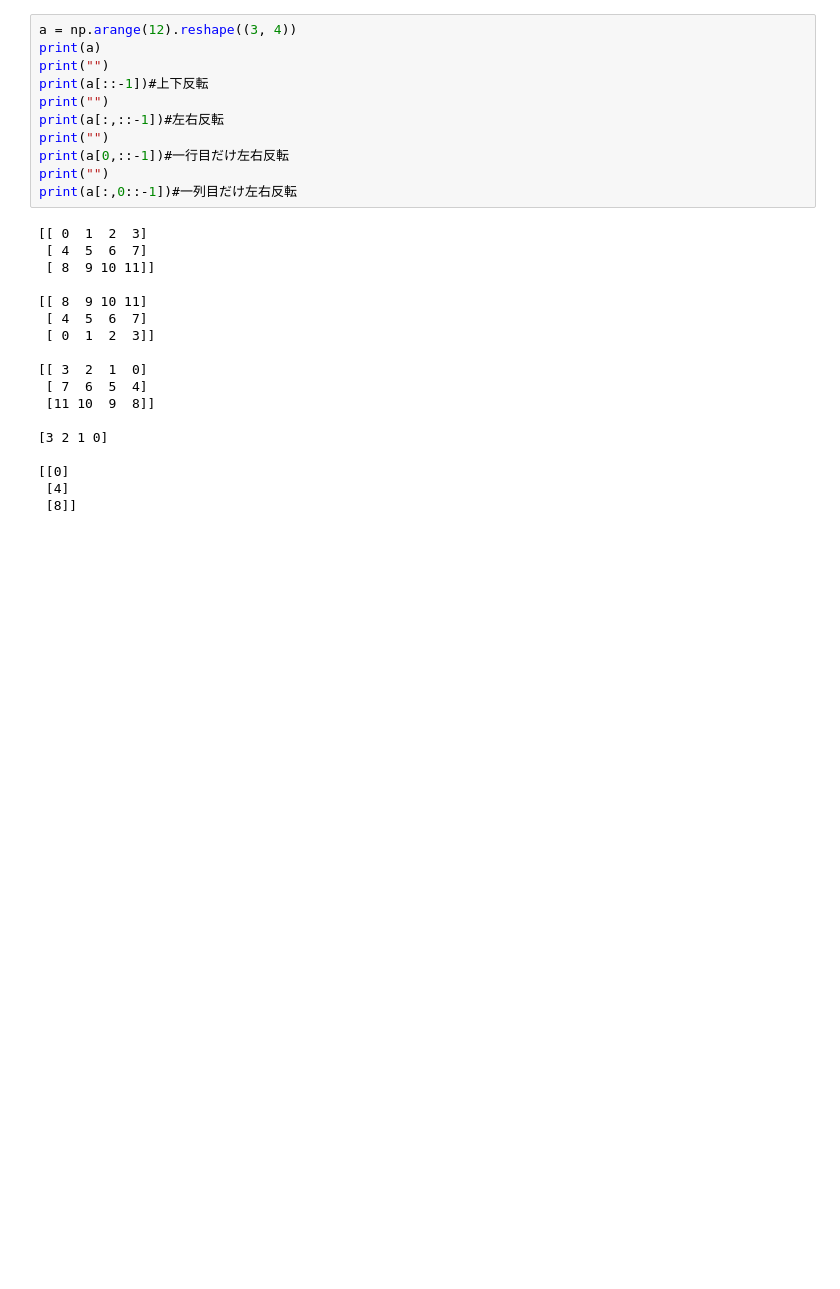
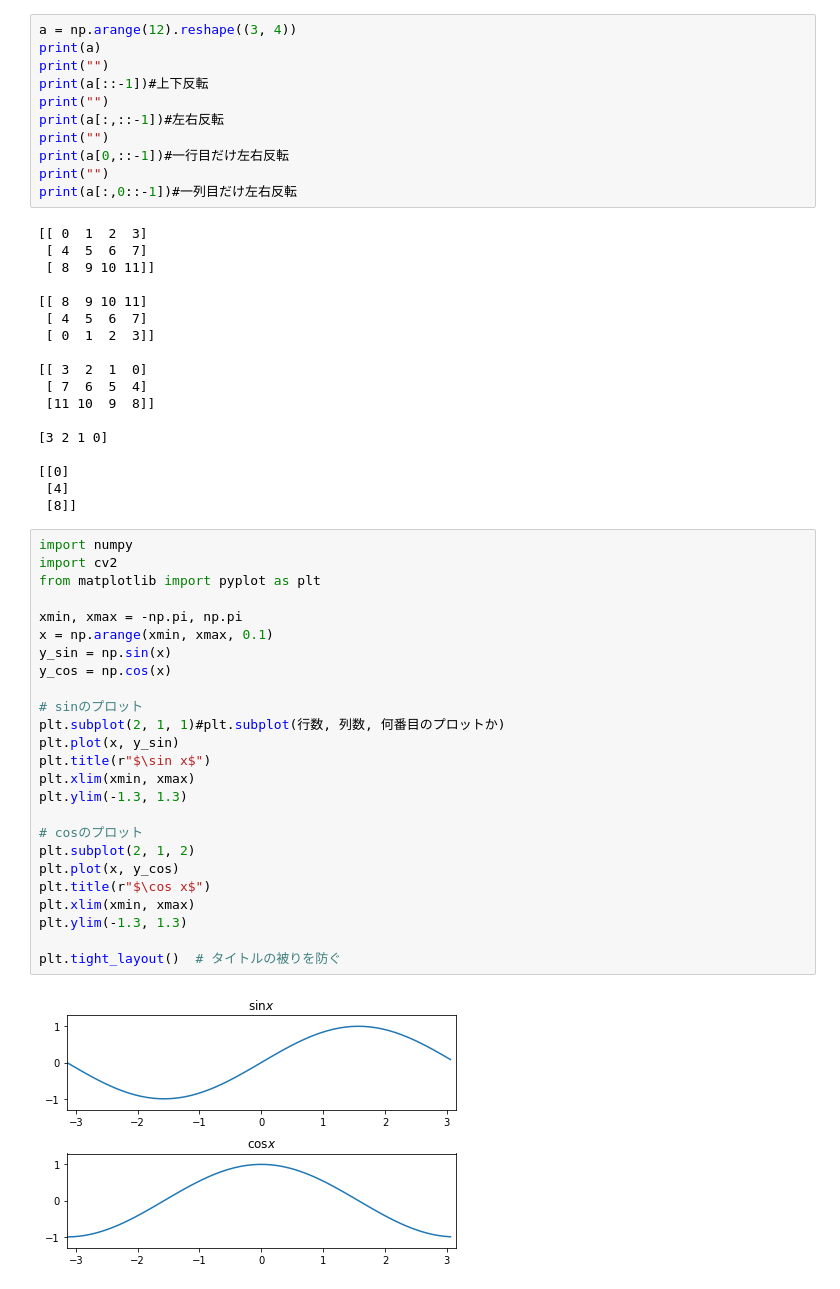
Before and after one commit to Tsutomu-dayoo/DNN_lerning, a Jupyter notebook: dataset_preperation.ipynb, the cells around one changed output. Drawn from its saved outputs; the diff is of its cells as text; blank space fills up the shorter version.

```diff
--- a/dataset_preperation.ipynb
+++ b/dataset_preperation.ipynb
@@ -132,3 +179,30 @@ print(a[:,0::-1])#一列目だけ左右反転
 [[0]
  [4]
  [8]]
+# %%
+import numpy
+import cv2
+from matplotlib import pyplot as plt
+
+xmin, xmax = -np.pi, np.pi
+x = np.arange(xmin, xmax, 0.1)
+y_sin = np.sin(x)
+y_cos = np.cos(x)
+
+# sinのプロット
+plt.subplot(2, 1, 1)#plt.subplot(行数, 列数, 何番目のプロットか)
+plt.plot(x, y_sin)
+plt.title(r"$\sin x$")
+plt.xlim(xmin, xmax)
+plt.ylim(-1.3, 1.3)
+
+# cosのプロット
+plt.subplot(2, 1, 2)
+plt.plot(x, y_cos)
+plt.title(r"$\cos x$")
+plt.xlim(xmin, xmax)
+plt.ylim(-1.3, 1.3)
+
+plt.tight_layout()  # タイトルの被りを防ぐ
+# %% [output]
+[figure, added]
```
Also changed, not shown: parts of 3 cells of this notebook.
